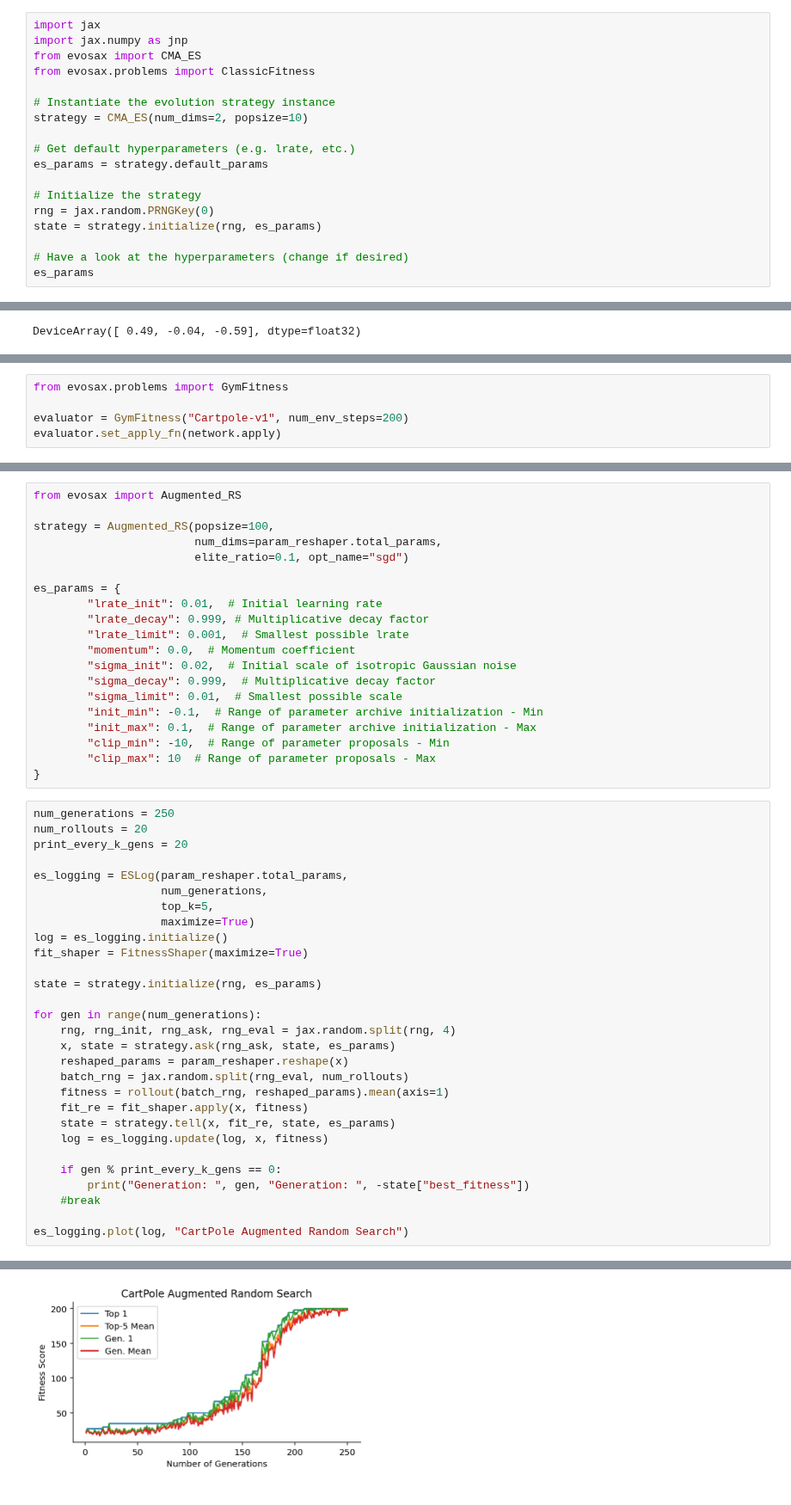
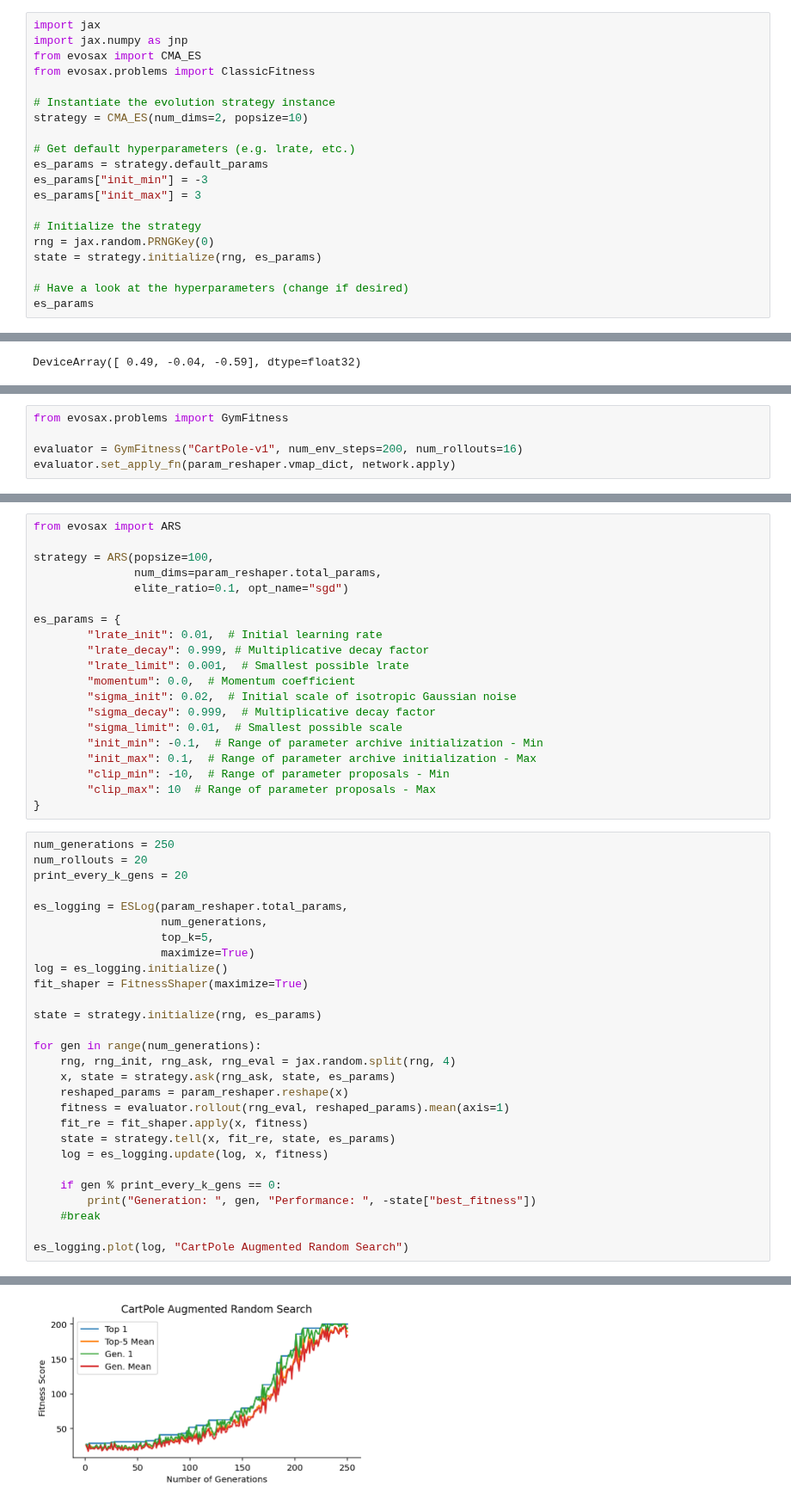
Before and after one commit to RobertTLange/evosax, a Jupyter notebook: examples/00_getting_started.ipynb, the cells around one changed output, grey strips where cells are left out. Shown at 86% size. Drawn from its saved outputs; the diff is of its cells as text.

```diff
--- a/examples/00_getting_started.ipynb
+++ b/examples/00_getting_started.ipynb
@@ -21,6 +21,8 @@ strategy = CMA_ES(num_dims=2, popsize=10)
 
 # Get default hyperparameters (e.g. lrate, etc.)
 es_params = strategy.default_params
+es_params["init_min"] = -3
+es_params["init_max"] = 3
 
 # Initialize the strategy
 rng = jax.random.PRNGKey(0)
@@ -181,5 +184,5 @@ DeviceArray([ 0.49, -0.04, -0.59], dtype=float32)
 # %%
 from evosax.problems import GymFitness
 
-evaluator = GymFitness("Cartpole-v1", num_env_steps=200)
-evaluator.set_apply_fn(network.apply)
+evaluator = GymFitness("CartPole-v1", num_env_steps=200, num_rollouts=16)
+evaluator.set_apply_fn(param_reshaper.vmap_dict, network.apply)
@@ -190,9 +191,9 @@ rollout = jax.jit(jax.vmap(evaluator.rollout, in_axes=(None, param_reshaper.vmap
 # %%
-from evosax import Augmented_RS
+from evosax import ARS
 
-strategy = Augmented_RS(popsize=100,
-                        num_dims=param_reshaper.total_params,
-                        elite_ratio=0.1, opt_name="sgd")
+strategy = ARS(popsize=100,
+               num_dims=param_reshaper.total_params,
+               elite_ratio=0.1, opt_name="sgd")
 
 es_params = {
         "lrate_init": 0.01,  # Initial learning rate
@@ -225,14 +226,13 @@ for gen in range(num_generations):
     rng, rng_init, rng_ask, rng_eval = jax.random.split(rng, 4)
     x, state = strategy.ask(rng_ask, state, es_params)
     reshaped_params = param_reshaper.reshape(x)
-    batch_rng = jax.random.split(rng_eval, num_rollouts)
-    fitness = rollout(batch_rng, reshaped_params).mean(axis=1)
+    fitness = evaluator.rollout(rng_eval, reshaped_params).mean(axis=1)
     fit_re = fit_shaper.apply(x, fitness)
     state = strategy.tell(x, fit_re, state, es_params)
     log = es_logging.update(log, x, fitness)
 
     if gen % print_every_k_gens == 0:
-        print("Generation: ", gen, "Generation: ", -state["best_fitness"])
+        print("Generation: ", gen, "Performance: ", -state["best_fitness"])
     #break
 
 es_logging.plot(log, "CartPole Augmented Random Search")
@@ -253,3 +253,3 @@ Generation:  240 Generation:  200.0
 (<Figure size 432x216 with 1 Axes>,
  <AxesSubplot:title={'center':'CartPole Augmented Random Search'}, xlabel='Number of Generations', ylabel='Fitness Score'>)
-[figure, old version]
+[figure, new version]
```
Also changed, not shown: parts of 13 cells of this notebook, 16 other files.
